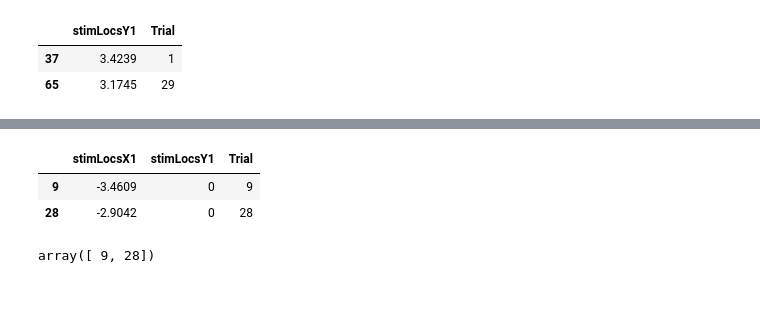
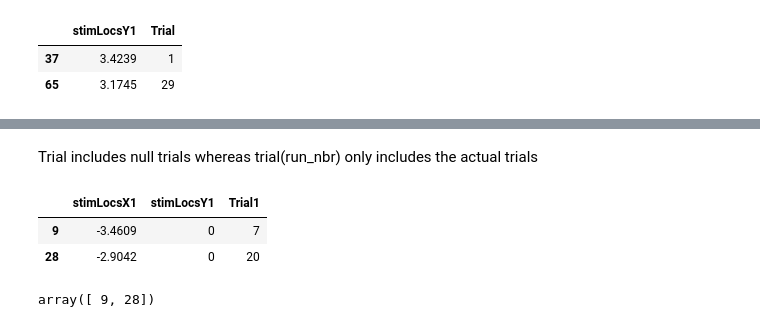
Before and after one commit to franink/Fractions, a Jupyter notebook: Data_Analyses/IEM_LSS_Select_Volumes.ipynb, the cells around one changed output, grey strips where cells are left out. Drawn from its saved outputs; the diff is of its cells as text; code cells hidden in the pictures; blank space fills up the shorter version.

```diff
--- a/Data_Analyses/IEM_LSS_Select_Volumes.ipynb
+++ b/Data_Analyses/IEM_LSS_Select_Volumes.ipynb
@@ -78,3 +78,4 @@ Setup some variables
 # %%
 stim_dur = db.stim_t.loc[0]
 ramp_up = db.ramp_up.loc[0]
+trials_run = int(db.nTrials.loc[0])
@@ -151,0 +189,24 @@ db[(db['Subject']=='s_03003') & (db['Condition1'] == 12)][['stimLocsY1','Trial']
+# %%
+runs = ['1','2','3','4']
+nullstr = 'null'
+condstr = 'Condition'
+trialstr = 'Trial'
+for s in subs:
+    print s
+    for r in runs:
+        if s == 's_03003' and r == '4': ##4th run was not recorded in the scan
+            continue
+        print r
+        nbr_null = 0
+        nulltmp = nullstr+r
+        condtmp = condstr+r
+        trialtmp = trialstr + r
+        db.loc[db['Subject'] == s, trialtmp] = np.nan
+        for i in range(0,trials_run):
+            if db[(db['Subject']==s) & (db['Trial'] == i)][nulltmp].item() == 1:
+                nbr_null = nbr_null + 1
+            else:
+                tmp_trl = db[(db['Subject']==s) & (db['Trial'] == i)]['Trial'].values[0] - nbr_null
+                #print tmp_trl
+                db.loc[(db['Subject']==s) & (db['Trial'] == i),trialtmp] = tmp_trl
+            #print db.loc[(db['Subject']==s) & (db['Trial'] == i),trialtmp]
@@ -172,9 +313,11 @@ for s in subs:
+# %% [markdown]
+Trial includes null trials whereas trial(run_nbr) only includes the actual trials
 # %%
-db[(db['Subject']=='s_03001') & (db['Condition1'] == 1)][['stimLocsX1', 'stimLocsY1', 'Trial']]
+db[(db['Subject']=='s_03001') & (db['Condition1'] == 1)][['stimLocsX1', 'stimLocsY1', 'Trial1']]
 # %% [output]
-|  | stimLocsX1 | stimLocsY1 | Trial |
-| 9 | -3.4609 | 0 | 9 |
-| 28 | -2.9042 | 0 | 28 |
+|  | stimLocsX1 | stimLocsY1 | Trial1 |
+| 9 | -3.4609 | 0 | 7 |
+| 28 | -2.9042 | 0 | 20 |
 # %%
 db[(db['Subject']=='s_03001') & (db['Condition1'] == 1)]['Trial'].values
 # %% [output]
```
Also changed, not shown: parts of 15 cells of this notebook, 1 other file.
